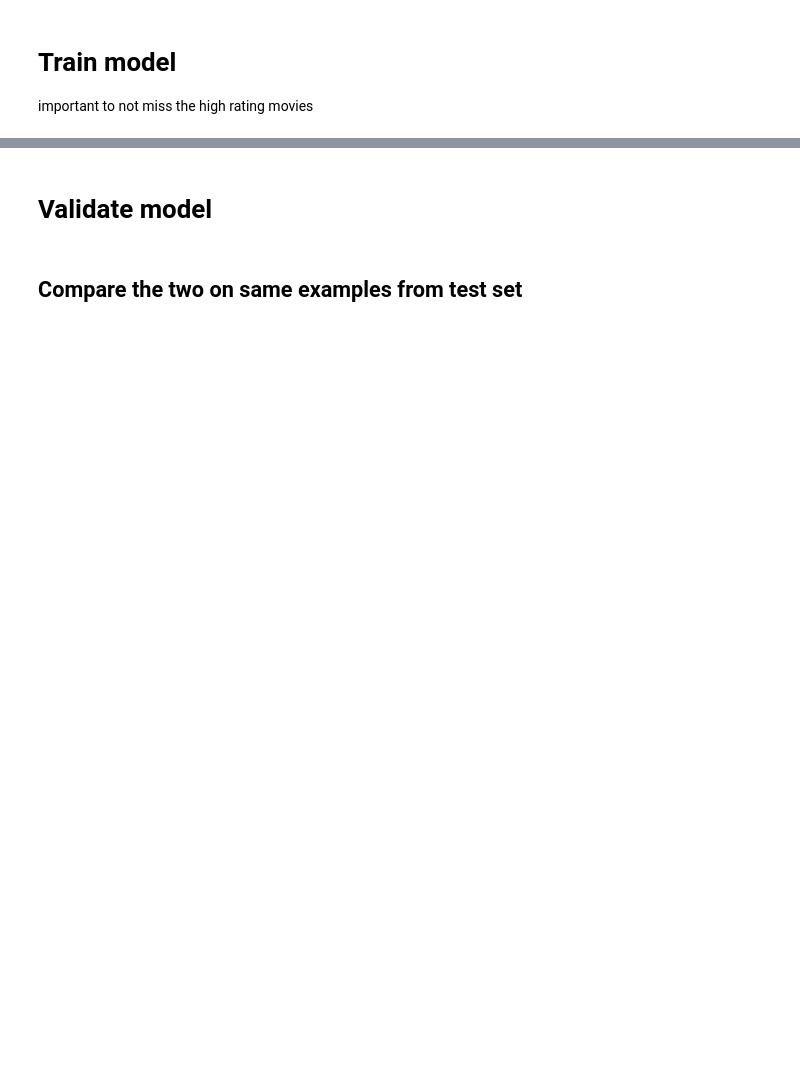
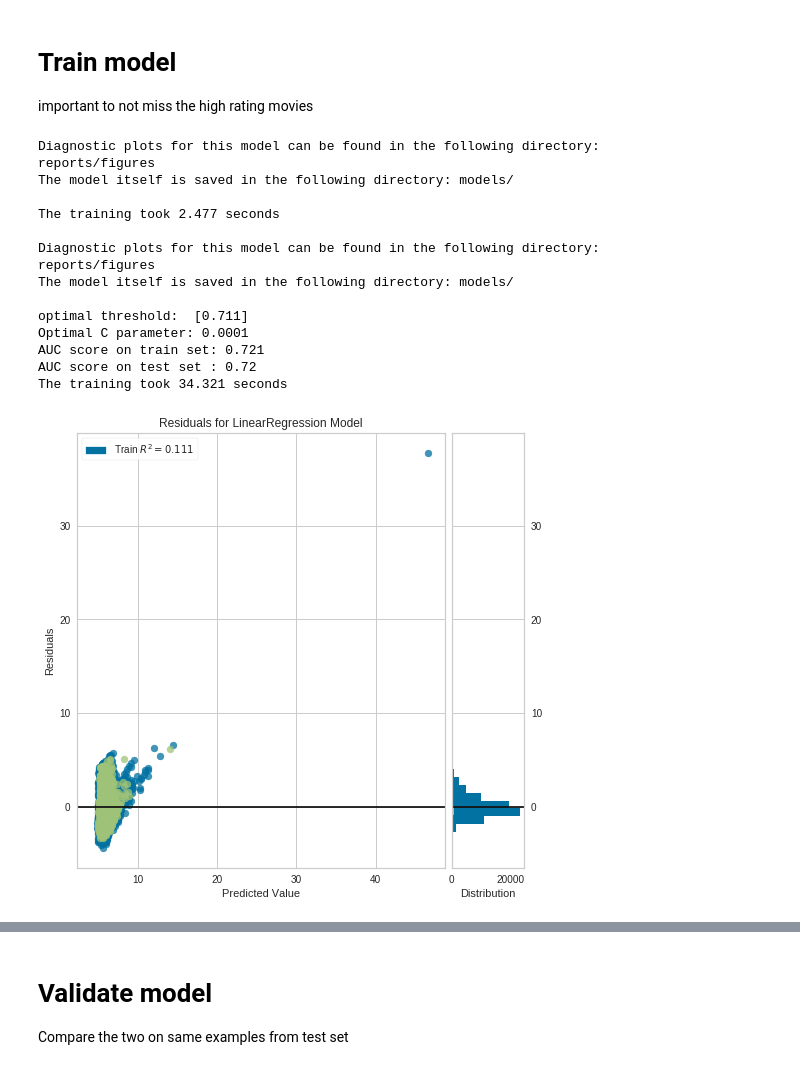
Before and after one commit to roumail/imdb_ratings, a Jupyter notebook: notebooks/1.0-hello-world-model.ipynb, the cells around one changed output, grey strips where cells are left out. Saved outputs shown, nothing was run; the diff lists cells and outputs as text; code cells hidden in the pictures; blank space fills up the shorter version.

```diff
--- a/notebooks/1.0-hello-world-model.ipynb
+++ b/notebooks/1.0-hello-world-model.ipynb
@@ -385,32 +423,50 @@ def train_model(
 # regression
 parameters = {
     "plot_write_dir": os.path.join(PROJECT_BASE_DIR, plot_write_dir),
     "model_save_dir": os.path.join(PROJECT_BASE_DIR, model_save_dir),
     "model_type": "regression",  # , classification
     "idx_columns": idx_columns,
     "test_set_size": 0.1,
     "training_parameters": {
         "class_weight": "balanced",  # vs providing sample weight to fit --> does it make a difference?
         "n_jobs": -1,
         #         "max_iter": 5000,
         #         "solver": "saga",
         "scoring": "balanced_accuracy",
     },
 }
 
 reg_model, df_reg_coefs, reg_x_test, reg_y_test = train_model(
-    df_model, parameters=parameters, load_from_disk="regression_2020_03_02_17_32.joblib"
+    df_model, parameters=parameters,
+#     load_from_disk="regression_2020_03_02_17_32.joblib"
 )
 
 # classification
 parameters.update({"model_type": "classification"})
 clf_model, df_clf_coefs, clf_x_test, clf_y_test = train_model(
     df_model,
     parameters=parameters,
-    load_from_disk="classification_2020_03_02_17_35.joblib",
+    #     load_from_disk="classification_2020_03_02_17_35.joblib",
 )
 assert clf_x_test.equals(reg_x_test)
 y_test = clf_y_test.join(reg_y_test.drop(columns=idx_columns))
 assert len(y_test) == len(reg_x_test)
 assert all(y_test.isna().sum() == 0)
 assert all(y_test.index == reg_x_test.index)
+# %% [output]
+Diagnostic plots for this model can be found in the following directory:
+reports/figures
+The model itself is saved in the following directory: models/
+
+The training took 2.477 seconds
+
+Diagnostic plots for this model can be found in the following directory:
+reports/figures
+The model itself is saved in the following directory: models/
+
+optimal threshold:  [0.711]
+Optimal C parameter: 0.0001
+AUC score on train set: 0.721
+AUC score on test set : 0.72
+The training took 34.321 seconds
+[figure, added]
@@ -417,7 +475,7 @@ assert all(y_test.index == reg_x_test.index)
-# %% [markdown]
-# Validate model
 # %% [markdown]
-## Compare the two on same examples from test set
+# Validate model
+
+Compare the two on same examples from test set
 # %%
 def predict_models_on_data(
     reg_model: LinearRegression,
```
Also changed, not shown: parts of 4 cells of this notebook, 3 other files.
